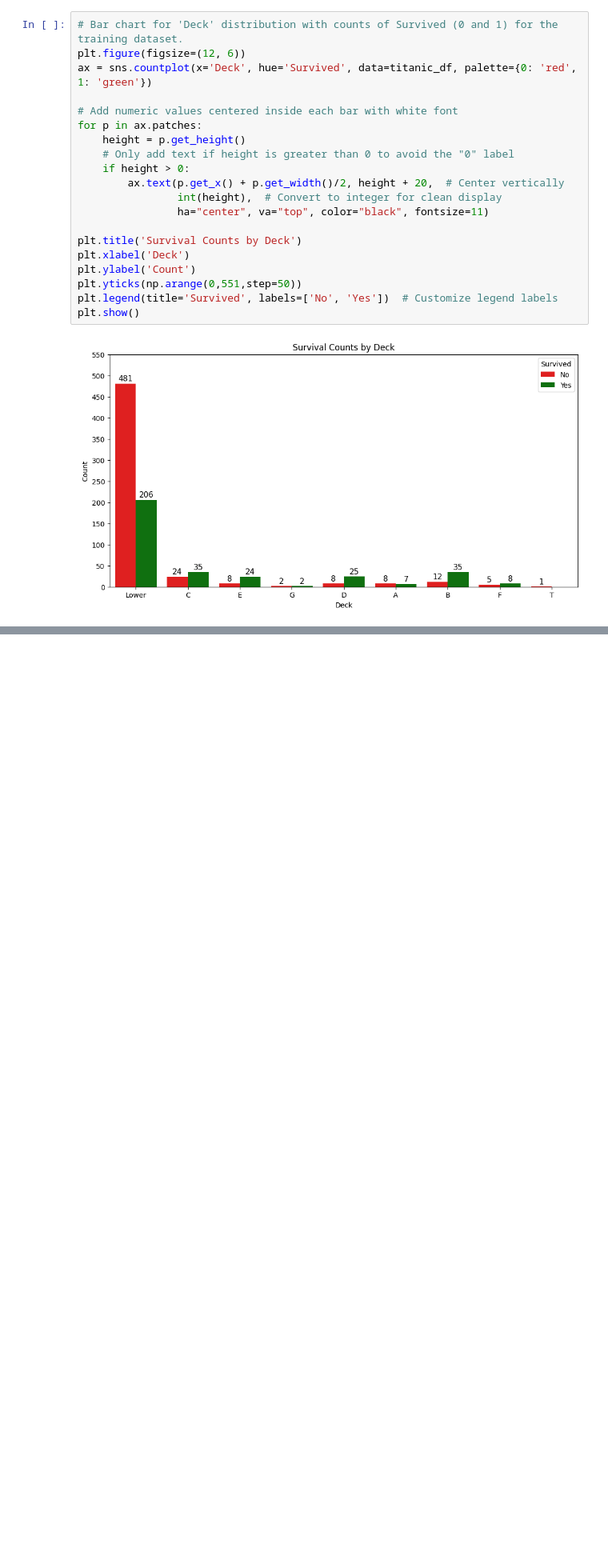
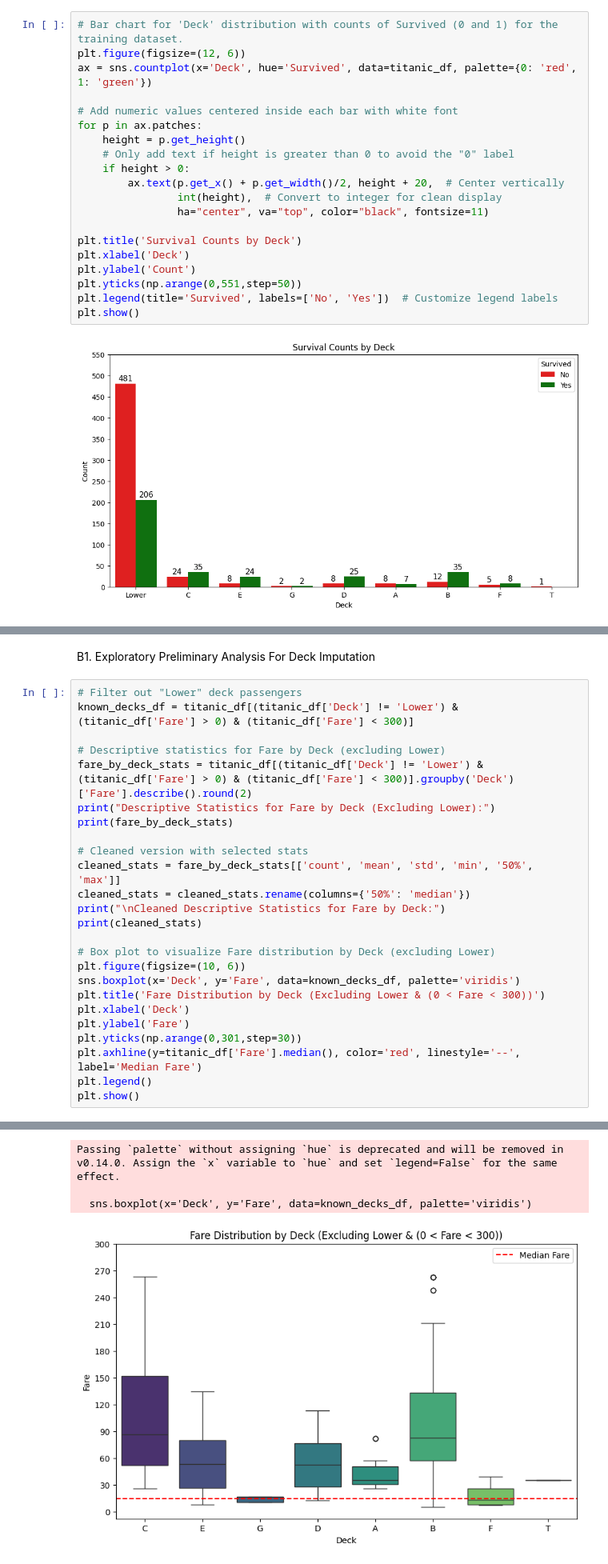
Before and after one commit to RCC0149/ANA500, a Jupyter notebook: ANA_500_Titanic_Micro-Project.ipynb, the cells around one changed output, grey strips where cells are left out. Shown at 80% size. Drawn from its saved outputs; the diff is of its cells as text; blank space fills up the shorter version.

```diff
--- a/ANA_500_Titanic_Micro-Project.ipynb
+++ b/ANA_500_Titanic_Micro-Project.ipynb
@@ -947,0 +934,28 @@ print("\nSubmission file created: submission.csv")
+# %% [markdown]
+B1. Exploratory Preliminary Analysis For Deck Imputation
+# %%
+# Filter out "Lower" deck passengers
+known_decks_df = titanic_df[(titanic_df['Deck'] != 'Lower') & (titanic_df['Fare'] > 0) & (titanic_df['Fare'] < 300)]
+
+# Descriptive statistics for Fare by Deck (excluding Lower)
+fare_by_deck_stats = titanic_df[(titanic_df['Deck'] != 'Lower') & (titanic_df['Fare'] > 0) & (titanic_df['Fare'] < 300)].groupby('Deck')['Fare'].describe().round(2)
+print("Descriptive Statistics for Fare by Deck (Excluding Lower):")
+print(fare_by_deck_stats)
+
+# Cleaned version with selected stats
+cleaned_stats = fare_by_deck_stats[['count', 'mean', 'std', 'min', '50%', 'max']]
+cleaned_stats = cleaned_stats.rename(columns={'50%': 'median'})
+print("\nCleaned Descriptive Statistics for Fare by Deck:")
+print(cleaned_stats)
+
+# Box plot to visualize Fare distribution by Deck (excluding Lower)
+plt.figure(figsize=(10, 6))
+sns.boxplot(x='Deck', y='Fare', data=known_decks_df, palette='viridis')
+plt.title('Fare Distribution by Deck (Excluding Lower & (0 < Fare < 300))')
+plt.xlabel('Deck')
+plt.ylabel('Fare')
+plt.yticks(np.arange(0,301,step=30))
+plt.axhline(y=titanic_df['Fare'].median(), color='red', linestyle='--', label='Median Fare')
+plt.legend()
+plt.show()
+# %% [output]
@@ -947,0 +979,4 @@ print("\nSubmission file created: submission.csv")
+Passing `palette` without assigning `hue` is deprecated and will be removed in v0.14.0. Assign the `x` variable to `hue` and set `legend=False` for the same effect.
+
+  sns.boxplot(x='Deck', y='Fare', data=known_decks_df, palette='viridis')
+[figure, added]
```
Also changed, not shown: parts of 50 cells of this notebook.
